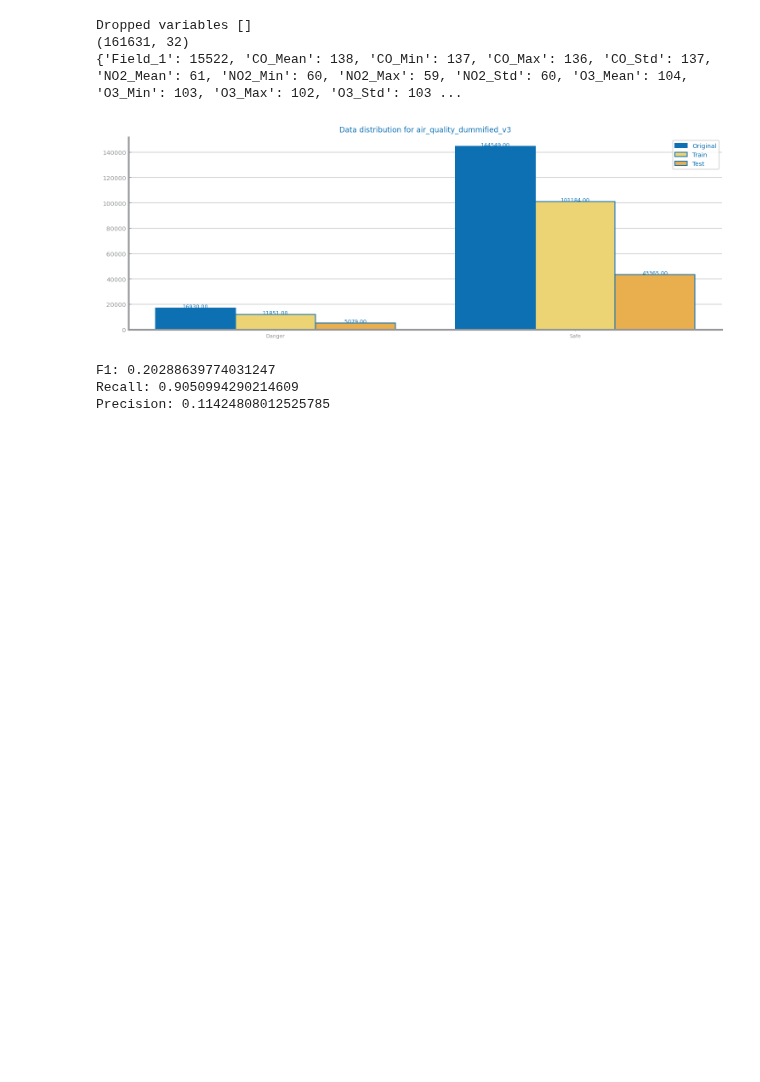
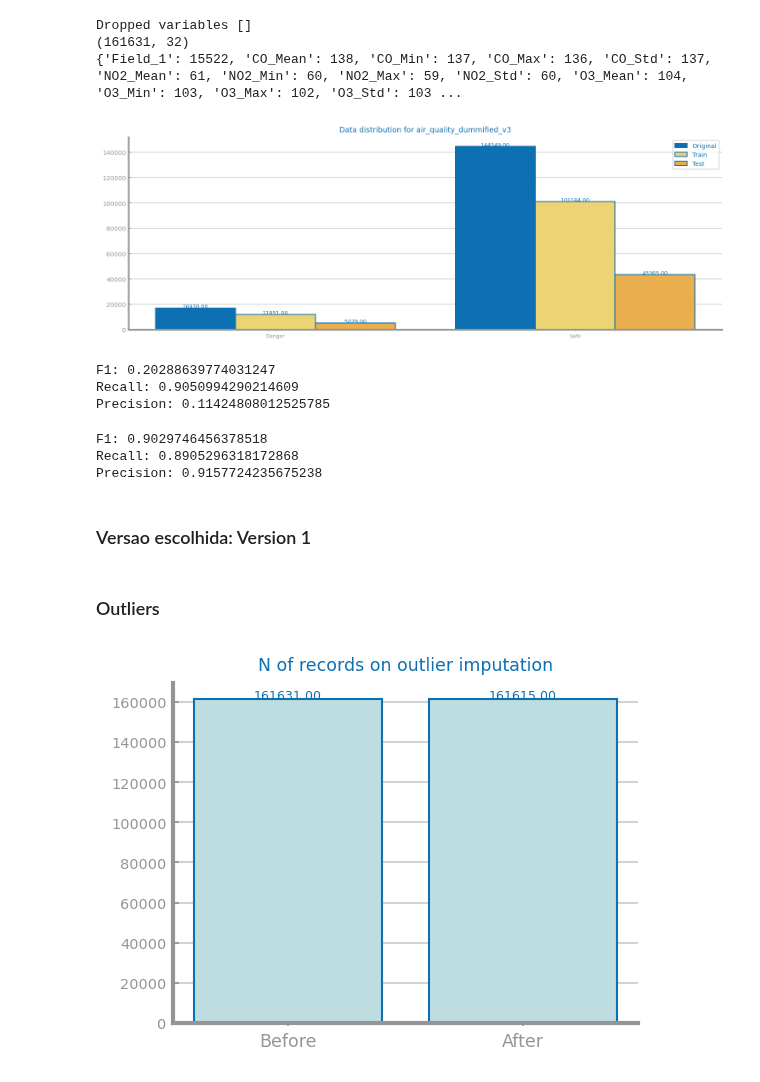
Before and after one commit to falc00/projetoCD, a Jupyter notebook: data_preparation_report_d2.ipynb, the cells around one changed output. Drawn from its saved outputs; the diff is of its cells as text; code cells hidden in the pictures; blank space fills up the shorter version.

```diff
--- a/data_preparation_report_d2.ipynb
+++ b/data_preparation_report_d2.ipynb
@@ -81,4 +82,20 @@ F1: 0.20288639774031247
 Recall: 0.9050994290214609
 Precision: 0.11424808012525785
 # %%
-mt.knn('data/report/dummified/air_quality_dummified_v2_train.csv','data/report/dummified/air_quality_dummified_v2_test.csv','ALARM','Danger',1,'manhattan')
+mt.knn('data/report/dummified/air_quality_dummified_v3_train.csv','data/report/dummified/air_quality_dummified_v3_test.csv','ALARM','Danger',1,'manhattan')
+# %% [output]
+F1: 0.9029746456378518
+Recall: 0.8905296318172868
+Precision: 0.9157724235675238
+# %% [markdown]
+### Versao escolhida: Version 1
+# %% [markdown]
+### Outliers
+# %%
+import libs.ds_charts as ds
+new_dataset_2 = dt.outliers_imputation(new_dataset_2)
+ds.bar_chart(['Before','After'],[161631,new_dataset_2.shape[0]],title="N of records on outlier imputation")
+savefig("report_images/outliers_ds2.png")
+show()
+# %% [output]
+[figure, added]
```
Also changed, not shown: parts of 1 cell of this notebook, 13 other files.
